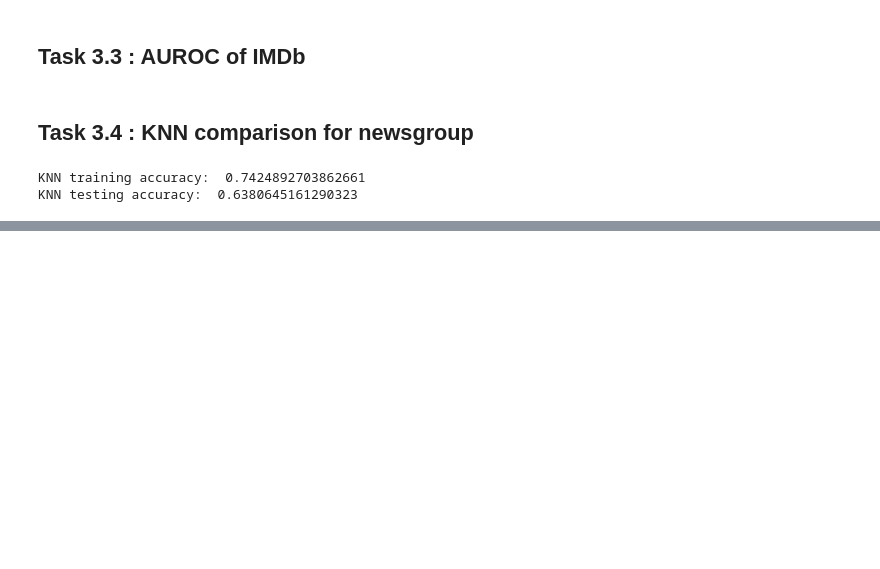
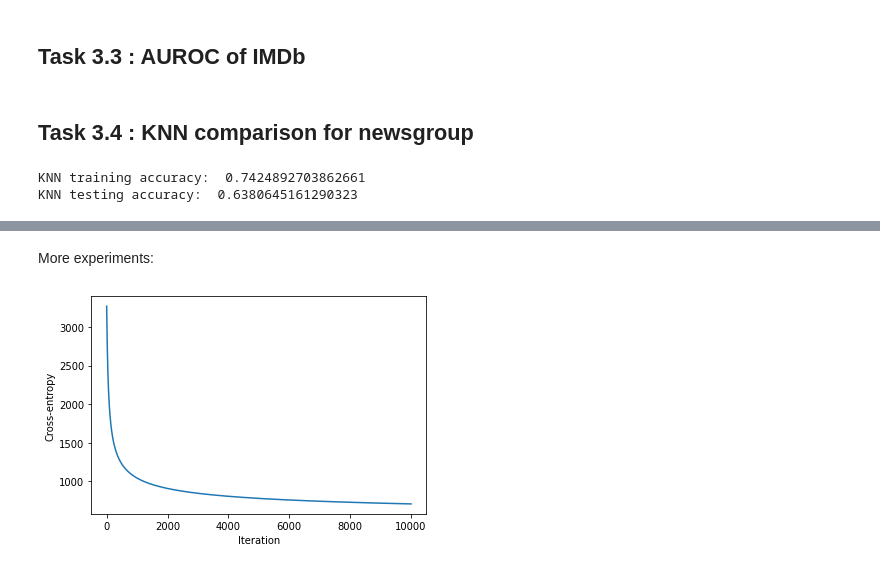
Before and after one commit to acollin19/comp551, a Jupyter notebook: assignment2_group_24.ipynb, the cells around one changed output, grey strips where cells are left out. Saved outputs shown, nothing was run; the diff lists cells and outputs as text; code cells hidden in the pictures; blank space fills up the shorter version.

```diff
--- a/assignment2_group_24.ipynb
+++ b/assignment2_group_24.ipynb
@@ -631,0 +628,13 @@ fig = heatmap(W_hat_transformed, cmap='rocket')
+# %% [markdown]
+More experiments:
+# %%
+# More iterations of multiclass
+
+mlr = Multinomial_logistic(X_train.shape[1], y_train.shape[1])
+losses, _ = mlr.fit(X_train, y_train, niter=10000)
+plt.plot(losses)
+plt.xlabel("Iteration")
+plt.ylabel("Cross-entropy")
+plt.show()
+# %% [output]
+[figure, added]
```
Also changed, not shown: parts of 20 cells of this notebook.
